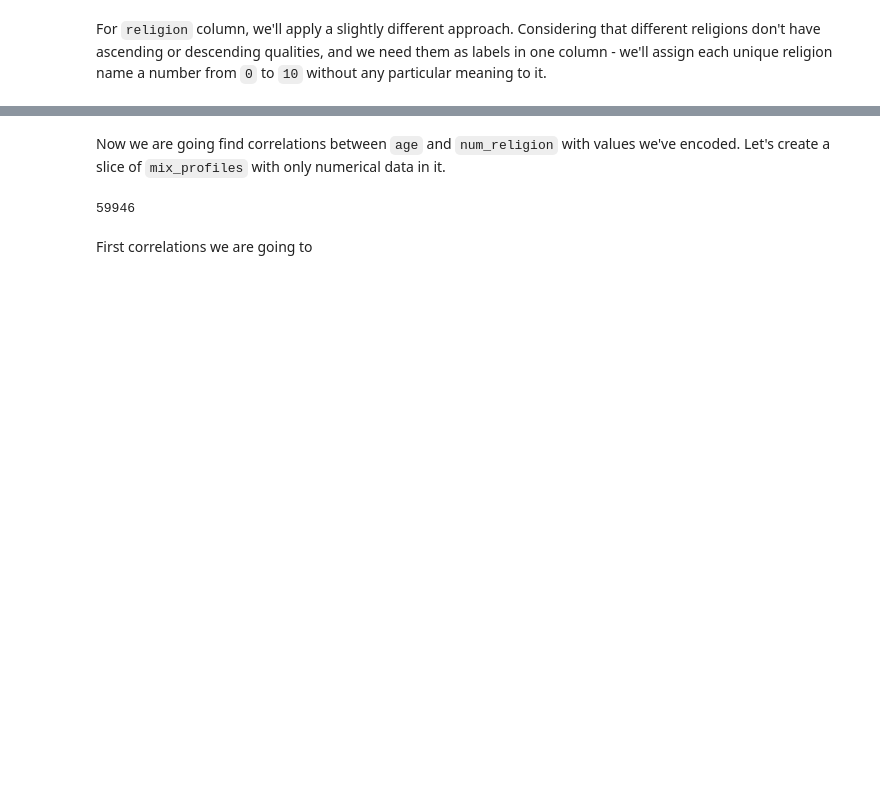
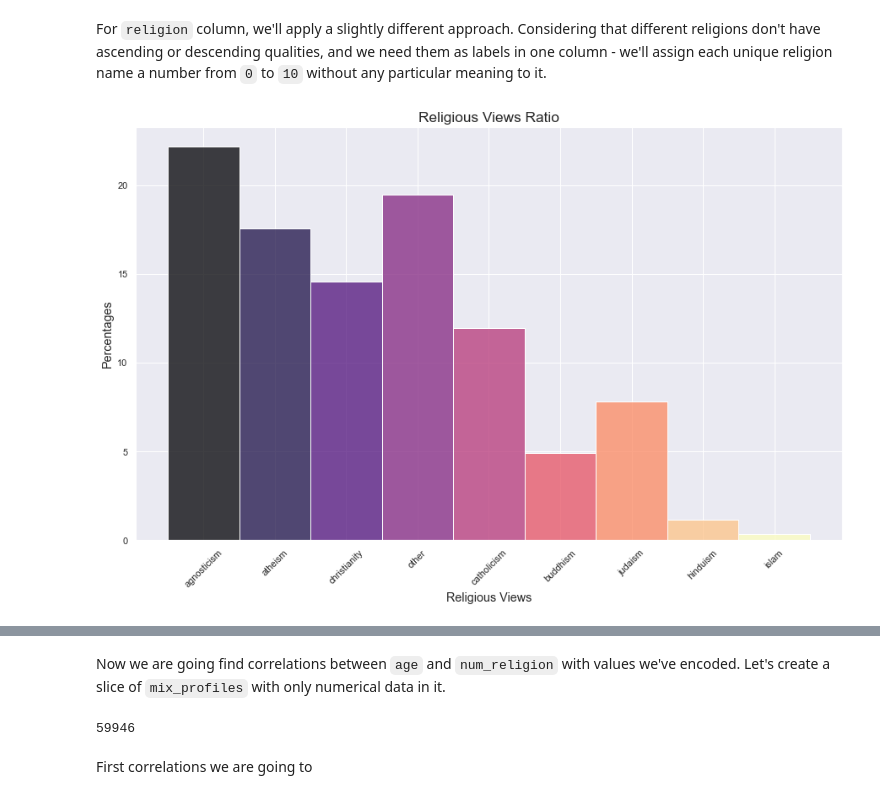
Before and after one commit to 3quetra/portfolio, a Jupyter notebook: ml/supervised_learning/dating_app_profiles_analysis.ipynb, the cells around one changed output, grey strips where cells are left out. Drawn from its saved outputs; the diff is of its cells as text; code cells hidden in the pictures; blank space fills up the shorter version.

```diff
--- a/ml/supervised_learning/dating_app_profiles_analysis.ipynb
+++ b/ml/supervised_learning/dating_app_profiles_analysis.ipynb
@@ -275,6 +312,37 @@ unique_religions = list(religion.unique())
 religion = religion.apply(lambda r: unique_religions.index(r))
 # Create a separate DataFrame
 religion = pd.DataFrame({'num_religion': religion })
+# %%
+sns.set(style='darkgrid')
+
+def draw_histplot(dataset):
+    # Prepare figure
+    plt.figure(figsize = (15,9))
+
+    # Draw a histogram
+    ax = sns.histplot(
+        dataset,
+        x='num_religion',
+        hue='num_religion',
+        stat='percent',
+        multiple='stack',
+        palette='magma',
+        legend=False,
+        discrete = True
+        )
+
+    # Add descriptions
+    ax.set_title('Religious Views Ratio', fontsize = 'x-large')
+    ax.set_xlabel('Religious Views', fontsize = 'large')
+    ax.set_ylabel('Percentages', fontsize = 'large')
+
+    # Set ticks and labels
+    ax.set_xticks(ticks=range(len(unique_religions)), labels=unique_religions, rotation=45)
+    return plt.show()
+
+draw_histplot(religion)
+# %% [output]
+[figure, added]
 # %%
 # Add religion DataFrame to mix_profiles
 mix_profiles = mix_profiles.join(religion)
```
Also changed, not shown: parts of 26 cells of this notebook, 2 other files.
